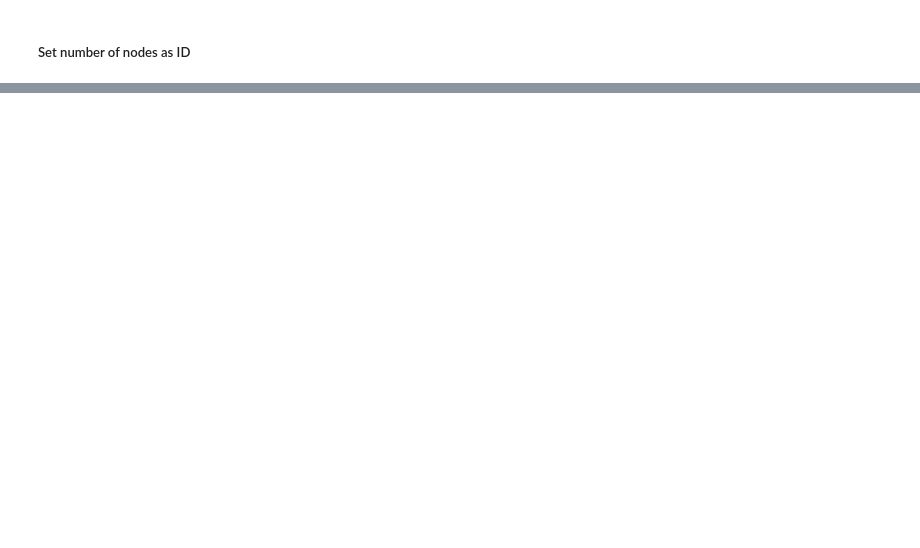
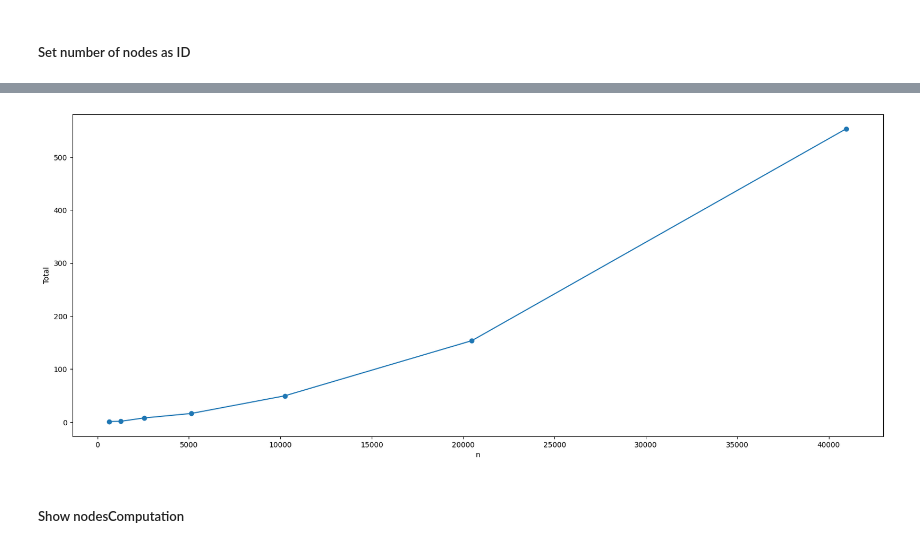
Before and after one commit to RobyBobby24/AlgorithmEngineering, a Jupyter notebook: analysis/double_experiment.ipynb, the cells around one changed output, grey strips where cells are left out. Cells and saved outputs as stored; diff of their text form; code cells hidden in the pictures; blank space fills up the shorter version.

```diff
--- a/analysis/double_experiment.ipynb
+++ b/analysis/double_experiment.ipynb
@@ -352,0 +331,3 @@ plt.show()
+# %%
+dexpnode_ten = all_data[ all_data["Flag"] == "2expnode(fixnumbercommunity)"]
+dexpnode_ten = dexpnode_ten[dexpnode_ten["Code"] == programming_language]
@@ -352,0 +336,3 @@ plt.show()
+# %%
+dexpnode_ten.set_index("n", inplace=True)
+dexpnode_ten.sort_index(inplace=True)
@@ -352,0 +353,6 @@ plt.show()
+# %%
+plot_column(dexpnode_ten, ["Total"])
+# %% [output]
+[figure, added]
+# %% [markdown]
+##### Show nodesComputation
```
Also changed, not shown: parts of 40 cells of this notebook.
